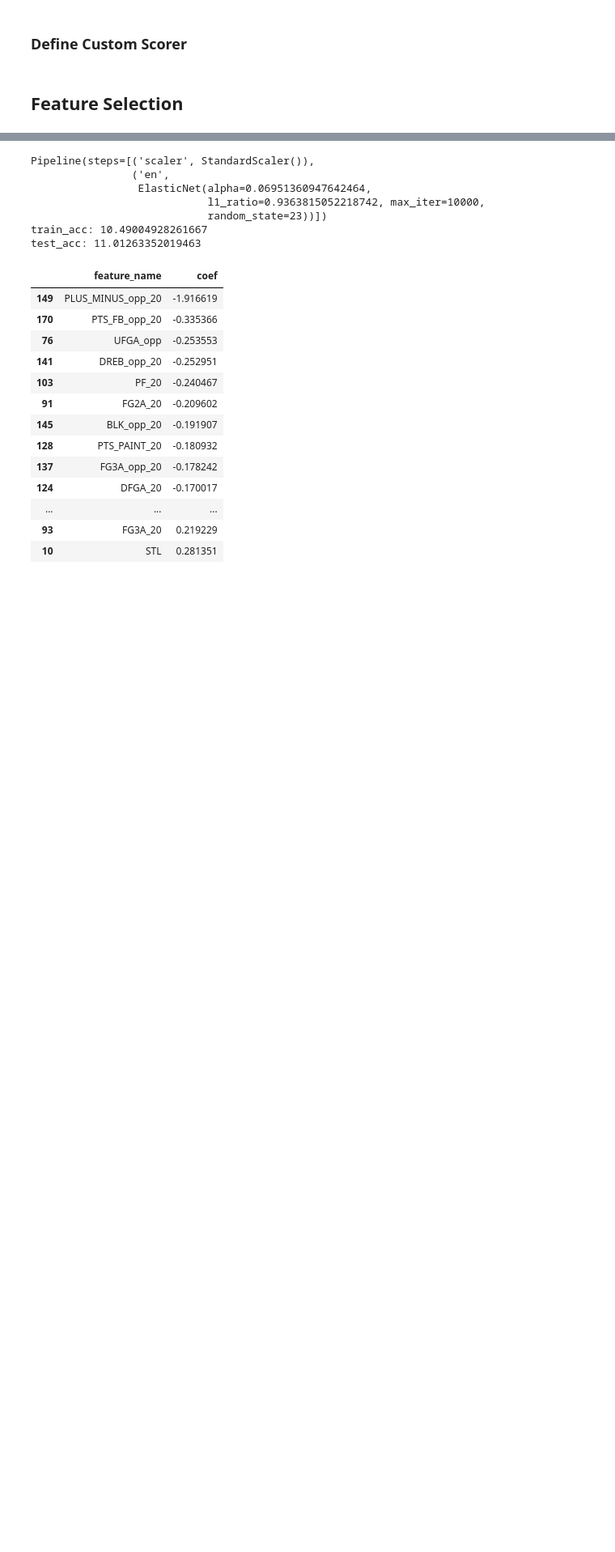
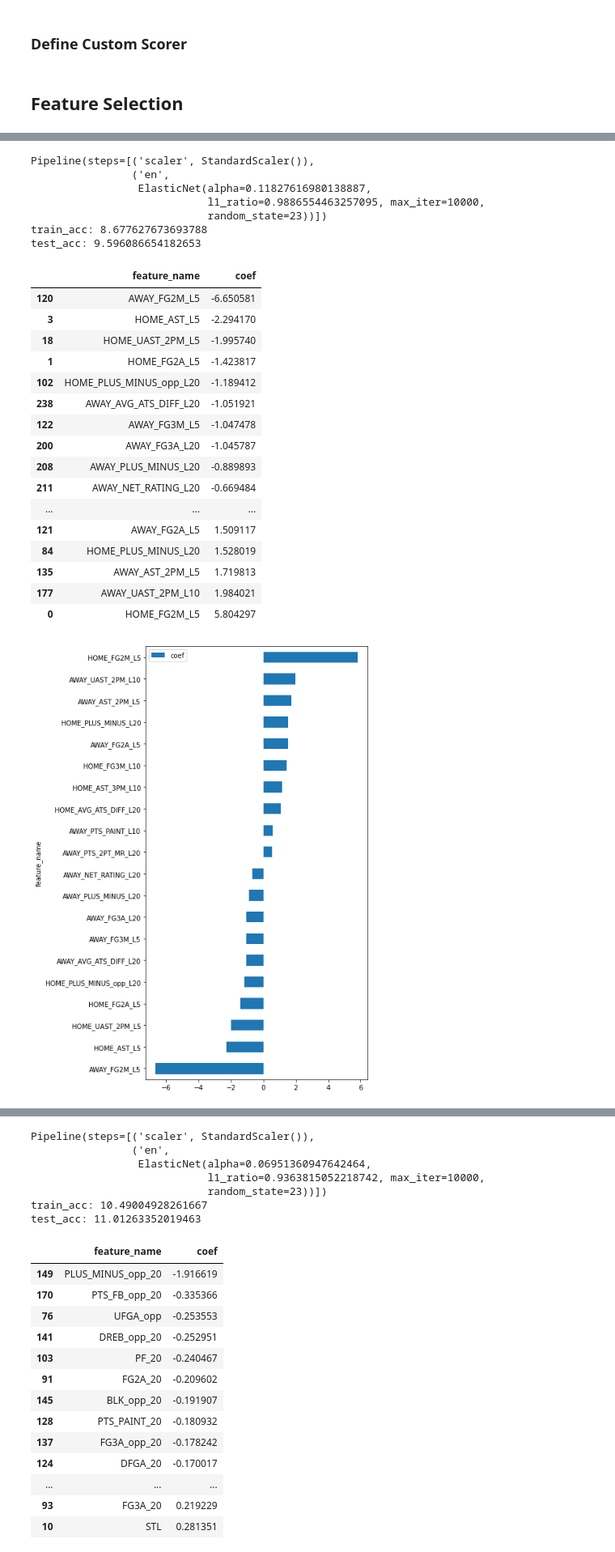
Before and after one commit to jnish23/NBA_Model_V2, a Jupyter notebook: notebooks/predicting_points_scored with_tracking_v2b.ipynb, the cells around one changed output, grey strips where cells are left out. Shown at 81% size. Cells and saved outputs as stored; diff of their text form; code cells hidden in the pictures; blank space fills up the shorter version.

```diff
--- a/notebooks/predicting_points_scored with_tracking_v2b.ipynb
+++ b/notebooks/predicting_points_scored with_tracking_v2b.ipynb
@@ -965,0 +981,8 @@ study_lgbc.optimize(objective, n_trials=10)
+# %%
+params = study_lgbc.best_params
+
+lgbc = lgb.LGBMClassifier()
+lgbc.set_params(**params)
+
+lgbc.fit(X_train, y_train)
+lgbc.score(X_val, y_val)
@@ -1566,0 +1565,42 @@ test_acc: 8.113495862607984
+# %%
+en_alpha = study_en.best_params['alpha']
+en_l1_ratio = study_en.best_params['l1_ratio']
+
+best_en = Pipeline([('scaler', StandardScaler()),
+                    ('en', ElasticNet(alpha=en_alpha, l1_ratio=en_l1_ratio, max_iter=10000, random_state=23))])
+
+
+best_en.fit(X_train_selected, y_train_reg)
+
+print(best_en)
+
+print("train_acc:", mean_absolute_error(y_train_reg, best_en.predict(X_train_selected)))
+print("test_acc:", mean_absolute_error(y_val_reg, best_en.predict(X_val_selected)))
+
+view_model_coefs(best_en.named_steps['en'], X_train_selected)
+# %% [output]
+Pipeline(steps=[('scaler', StandardScaler()),
+                ('en',
+                 ElasticNet(alpha=0.11827616980138887,
+                            l1_ratio=0.9886554463257095, max_iter=10000,
+                            random_state=23))])
+train_acc: 8.677627673693788
+test_acc: 9.596086654182653
+|  | feature_name | coef |
+| 120 | AWAY_FG2M_L5 | -6.650581 |
+| 3 | HOME_AST_L5 | -2.294170 |
+| 18 | HOME_UAST_2PM_L5 | -1.995740 |
+| 1 | HOME_FG2A_L5 | -1.423817 |
+| 102 | HOME_PLUS_MINUS_opp_L20 | -1.189412 |
+| 238 | AWAY_AVG_ATS_DIFF_L20 | -1.051921 |
+| 122 | AWAY_FG3M_L5 | -1.047478 |
+| 200 | AWAY_FG3A_L20 | -1.045787 |
+| 208 | AWAY_PLUS_MINUS_L20 | -0.889893 |
+| 211 | AWAY_NET_RATING_L20 | -0.669484 |
+| ... | ... | ... |
+| 121 | AWAY_FG2A_L5 | 1.509117 |
+| 84 | HOME_PLUS_MINUS_L20 | 1.528019 |
+| 135 | AWAY_AST_2PM_L5 | 1.719813 |
+| 177 | AWAY_UAST_2PM_L10 | 1.984021 |
+| 0 | HOME_FG2M_L5 | 5.804297 |
+[figure, added]
```
Also changed, not shown: parts of 15 cells of this notebook, 8 other files.
